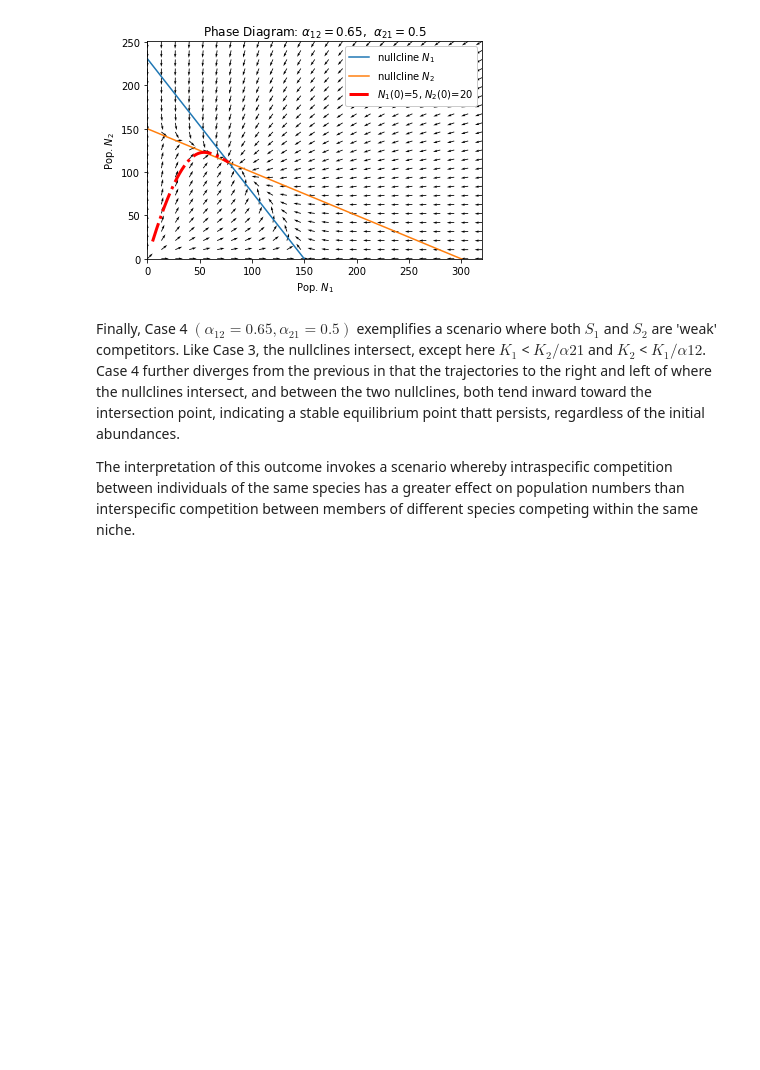
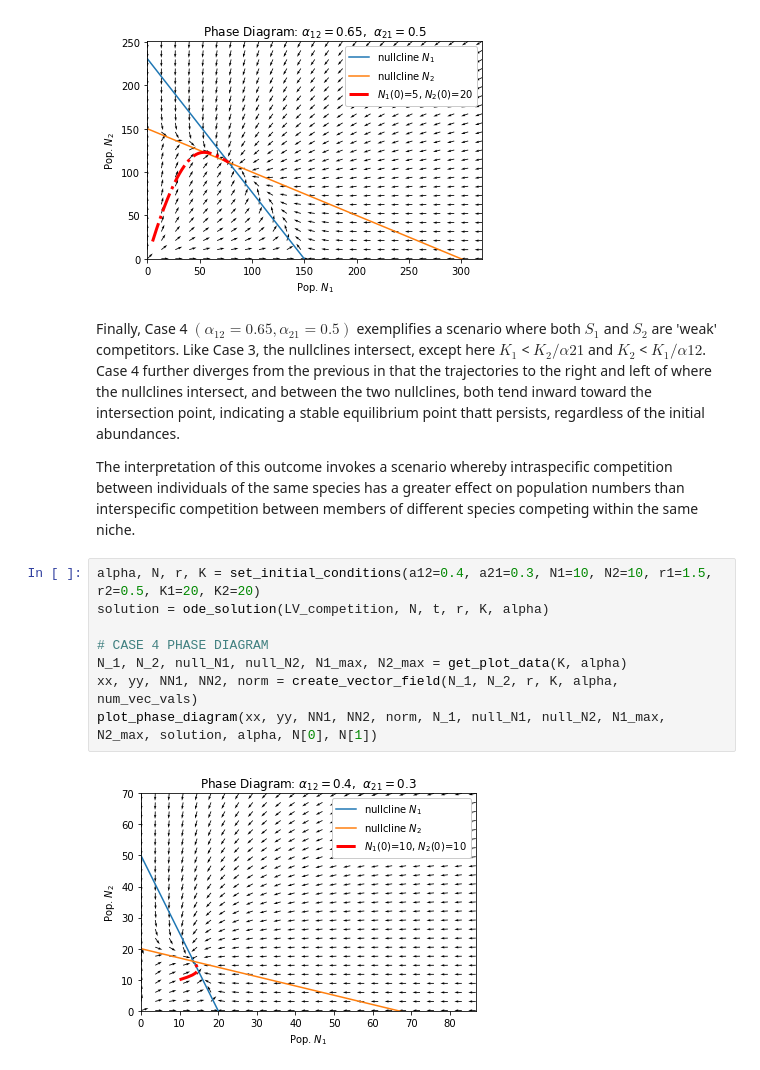
Before and after one commit to leebardon/lotka_volterra_competition, a Jupyter notebook: Lotka_Volterra_Competition.ipynb, the cells around one changed output. Drawn from its saved outputs; the diff is of its cells as text; blank space fills up the shorter version.

```diff
--- a/Lotka_Volterra_Competition.ipynb
+++ b/Lotka_Volterra_Competition.ipynb
@@ -476,3 +470,13 @@ plot_phase_diagram(xx, yy, NN1, NN2, norm, N_1, null_N1, null_N2, N1_max, N2_max
 Finally, Case 4 $(\alpha_{12}=0.65, \alpha_{21}=0.5)$ exemplifies a scenario where both $S_1$ and $S_2$ are 'weak' competitors. Like Case 3, the nullclines intersect, except here $K_1$ < $K_2/\alpha{21}$ and $K_2$ < $K_1/\alpha{12}$. Case 4 further diverges from the previous in that the trajectories to the right and left of where the nullclines intersect, and between the two nullclines, both tend inward toward the intersection point, indicating a stable equilibrium point thatt persists, regardless of the initial abundances.
 
 The interpretation of this outcome invokes a scenario whereby intraspecific competition between individuals of the same species has a greater effect on population numbers than interspecific competition between members of different species competing within the same niche.
+# %%
+alpha, N, r, K = set_initial_conditions(a12=0.4, a21=0.3, N1=10, N2=10, r1=1.5, r2=0.5, K1=20, K2=20)
+solution = ode_solution(LV_competition, N, t, r, K, alpha)
+
+# CASE 4 PHASE DIAGRAM
+N_1, N_2, null_N1, null_N2, N1_max, N2_max = get_plot_data(K, alpha)
+xx, yy, NN1, NN2, norm = create_vector_field(N_1, N_2, r, K, alpha, num_vec_vals)
+plot_phase_diagram(xx, yy, NN1, NN2, norm, N_1, null_N1, null_N2, N1_max, N2_max, solution, alpha, N[0], N[1])
+# %% [output]
+[figure, added]
```
Also changed, not shown: parts of 13 cells of this notebook, 1 other file.
